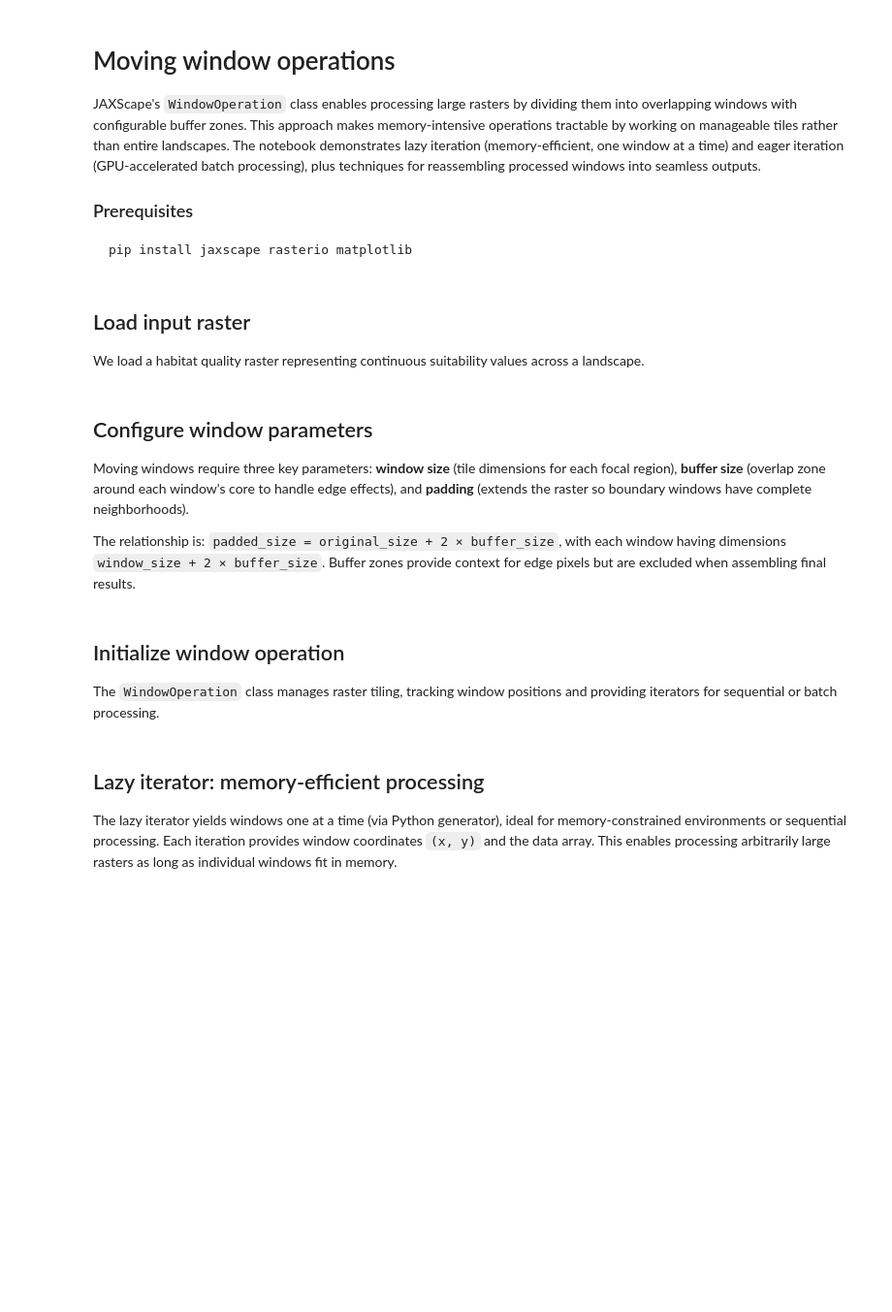
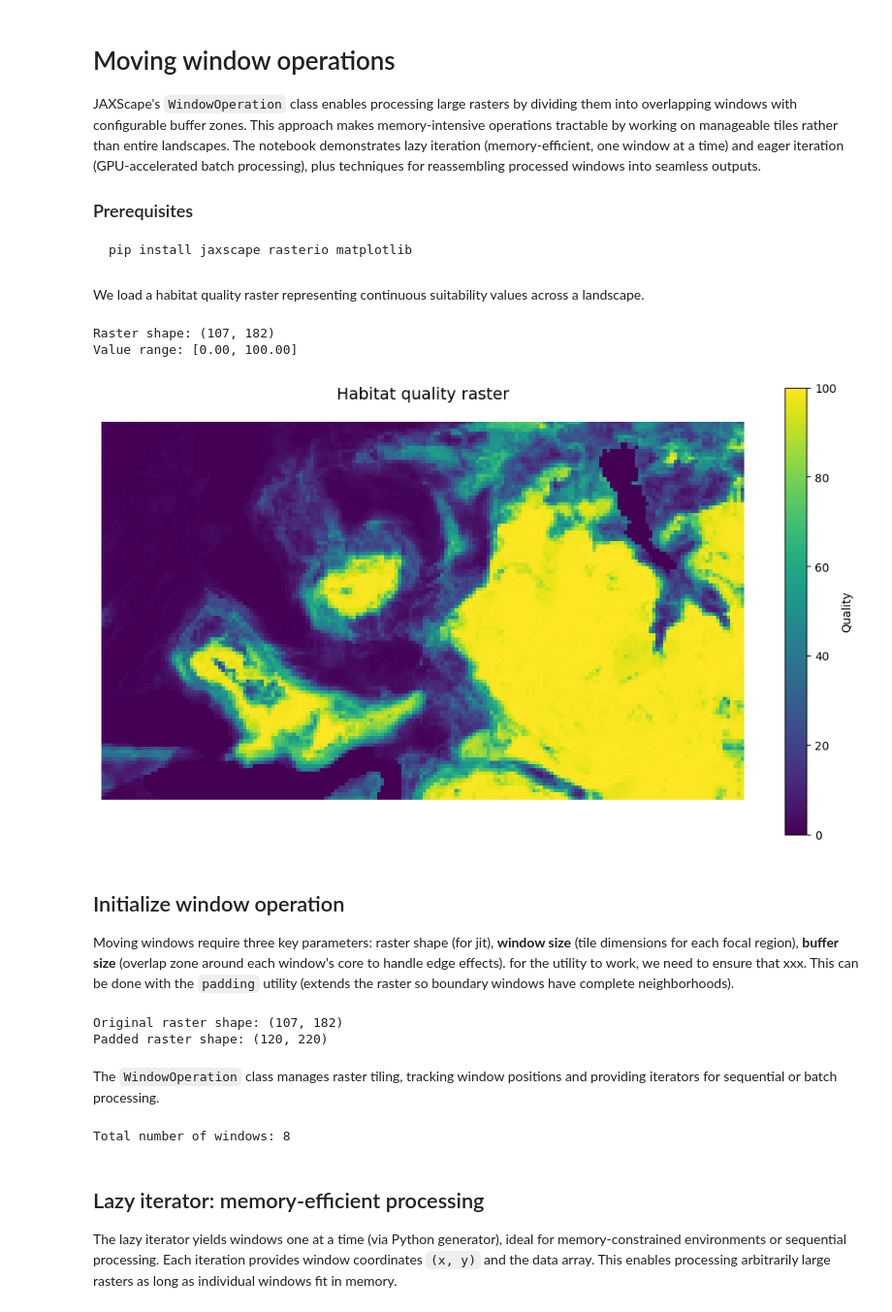
Before and after one commit to vboussange/jaxscape, a Jupyter notebook: docs/examples/advanced/moving_windows.ipynb, the cells around one changed output. Shown at 97% size. Drawn from its saved outputs; the diff is of its cells as text; code cells hidden in the pictures; blank space fills up the shorter version.

```diff
--- a/docs/examples/advanced/moving_windows.ipynb
+++ b/docs/examples/advanced/moving_windows.ipynb
@@ -14,53 +14,49 @@ import matplotlib.pyplot as plt
 
 from jaxscape import WindowOperation, padding
 # %% [markdown]
-## Load input raster
-
 We load a habitat quality raster representing continuous suitability values across a landscape.
 # %%
 # Load habitat quality raster
-with rasterio.open("suitability.tif") as src:
-    raster = src.read(1, masked=True)  # Read first band with masking
-    quality = jnp.array(
-        raster.filled(0),
-        dtype="float32"
-    )  # Replace no-data values with 0
+raster = rioxarray.open_rasterio("../data/suitability.tif", masked=True)
+quality = jnp.array(
+    raster.sel(band=1).fillna(0),
+    dtype="float32"
+)  # Replace no-data values with 0
 
 print(f"Raster shape: {quality.shape}")
 print(f"Value range: [{quality.min():.2f}, {quality.max():.2f}]")
+# %% [output]
+Raster shape: (107, 182)
+Value range: [0.00, 100.00]
 # %%
 # Visualize the full raster
 fig, ax = plt.subplots(figsize=(10, 8))
 im = ax.imshow(quality, cmap='viridis')
-ax.set_title('Habitat Quality Raster', fontsize=14, pad=20)
+ax.set_title('Habitat quality raster', fontsize=14, pad=20)
 ax.axis('off')
 plt.colorbar(im, ax=ax, label='Quality', shrink=0.7)
 plt.tight_layout()
-plt.savefig('quality_raster.png', dpi=300, bbox_inches='tight')
 plt.show()
+# %% [output]
+[figure, added]
 # %% [markdown]
-## Configure window parameters
+## Initialize window operation
 
-Moving windows require three key parameters: **window size** (tile dimensions for each focal region), **buffer size** (overlap zone around each window's core to handle edge effects), and **padding** (extends the raster so boundary windows have complete neighborhoods).
-
-The relationship is: `padded_size = original_size + 2 × buffer_size`, with each window having dimensions `window_size + 2 × buffer_size`. Buffer zones provide context for edge pixels but are excluded when assembling final results.
+Moving windows require three key parameters: raster shape (for jit), **window size** (tile dimensions for each focal region), **buffer size** (overlap zone around each window's core to handle edge effects). for the utility to work, we need to ensure that xxx. This can be done with the `padding` utility (extends the raster so boundary windows have complete neighborhoods).
 # %%
 # Define window parameters
 buffer_size = 10  # Overlap zone to handle edge effects
 window_size = 50  # Core area of each window (in pixels)
-
-print(f"Window size: {window_size} × {window_size} pixels")
-print(f"Buffer size: {buffer_size} pixels on each side")
-print(f"Total window dimensions: {window_size + 2*buffer_size} × {window_size + 2*buffer_size}")
 
 # Pad the raster to handle boundaries
 quality_padded = padding(quality, buffer_size, window_size)
 
 print(f"\nOriginal raster shape: {quality.shape}")
 print(f"Padded raster shape: {quality_padded.shape}")
-print(f"Padding added: {quality_padded.shape[0] - quality.shape[0]} pixels per dimension")
+# %% [output]
+Original raster shape: (107, 182)
+Padded raster shape: (120, 220)
 # %% [markdown]
-## Initialize window operation
 
 The `WindowOperation` class manages raster tiling, tracking window positions and providing iterators for sequential or batch processing.
 # %%
@@ -72,7 +68,8 @@ window_op = WindowOperation(
 )
 
 print(f"Total number of windows: {window_op.nb_steps}")
-print(f"Each window: {window_size}² core + {2*buffer_size} buffer per side")
+# %% [output]
+Total number of windows: 8
 # %% [markdown]
 ## Lazy iterator: memory-efficient processing
 
```
Also changed, not shown: parts of 9 cells of this notebook, 2 other files.
